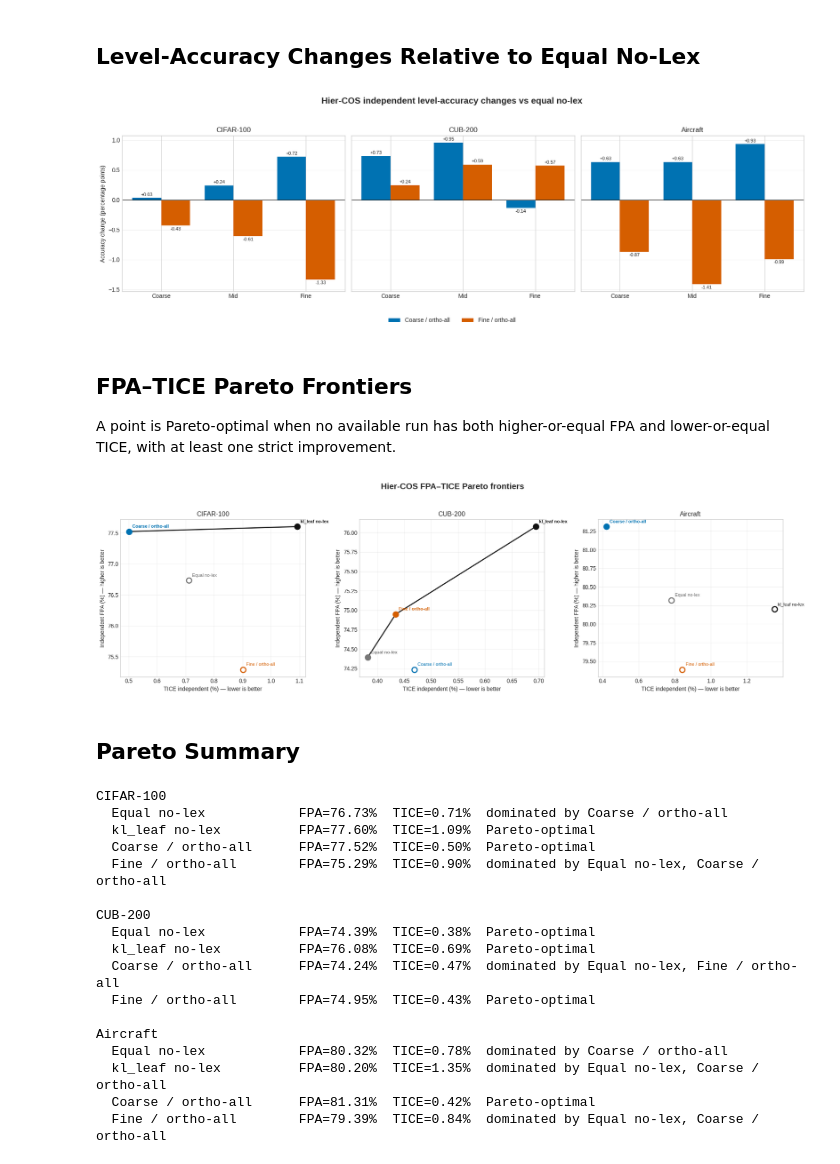
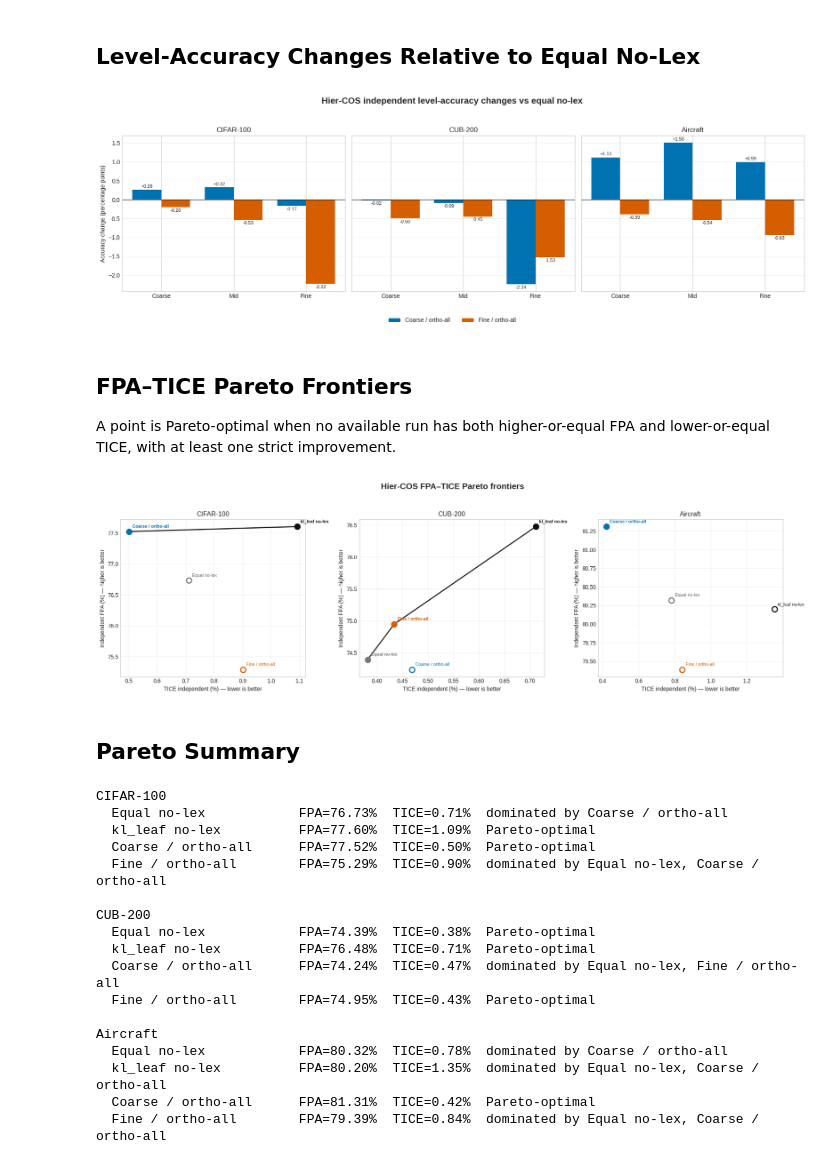
Before and after one commit to Gianma23/lexicographic_deep_learning_detailed_study, a Jupyter notebook: analysis/hiercos_current_runs/hiercos_current_plots.ipynb, the cells around one changed output. Saved outputs shown, nothing was run; the diff lists cells and outputs as text; code cells hidden in the pictures.

```diff
--- a/analysis/hiercos_current_runs/hiercos_current_plots.ipynb
+++ b/analysis/hiercos_current_runs/hiercos_current_plots.ipynb
@@ -164,34 +164,34 @@ save_or_show(fig, 'fpa_tice_priority_tradeoff.svg')
 # %%
 comparison_keys = ['coarse_orthogonalize_all', 'fine_orthogonalize_all']
 if any(row['run_key'] == 'coarse_conflict_only' for row in rows):
     comparison_keys += ['coarse_conflict_only', 'fine_conflict_only']
 
 fig, axes = plt.subplots(1, 3, figsize=(17, 5.5), sharey=True)
 level_labels = ['Coarse', 'Mid', 'Fine']
 x = np.arange(3)
 width = 0.8 / len(comparison_keys)
 for ax, dataset in zip(axes, DATASETS.values()):
-    baseline = next(r for r in rows if r['dataset'] == dataset and r['run_key'] == 'equal_baseline')
+    baseline = next(r for r in rows if r['dataset'] == dataset and r['run_key'] == 'kl_leaf_baseline')
     for index, run_key in enumerate(comparison_keys):
         run = next((r for r in rows if r['dataset'] == dataset and r['run_key'] == run_key), None)
         if run is None:
             continue
         deltas = [run[f'acc_level_{level}'] - baseline[f'acc_level_{level}'] for level in range(3)]
         positions = x - 0.4 + width / 2 + index * width
         bars = ax.bar(positions, deltas, width, label=run['run_label'], color=RUN_COLORS[run_key])
         ax.bar_label(bars, fmt='%+.2f', fontsize=8, padding=2)
     ax.axhline(0, color='#333333', linewidth=1)
     ax.set_title(dataset)
     ax.set_xticks(x, level_labels)
     ax.grid(True, axis='y', alpha=0.3)
 axes[0].set_ylabel('Accuracy change (percentage points)')
 handles, labels = axes[-1].get_legend_handles_labels()
 fig.legend(handles, labels, loc='lower center', ncol=min(4, len(labels)), bbox_to_anchor=(0.5, -0.02))
 fig.suptitle('Hier-COS independent level-accuracy changes vs equal no-lex', fontsize=15, fontweight='bold')
 fig.tight_layout(rect=(0, 0.08, 1, 0.94))
 save_or_show(fig, 'level_accuracy_deltas.svg')
 # %% [output]
-[figure, old version]
+[figure, new version]
 # %% [markdown]
 ## FPA–TICE Pareto Frontiers
 
@@ -218,7 +218,7 @@ fig.suptitle('Hier-COS FPA–TICE Pareto frontiers', fontsize=15, fontweight='bo
 fig.tight_layout(rect=(0, 0, 1, 0.94))
 save_or_show(fig, 'fpa_tice_pareto_frontiers.svg')
 # %% [output]
-[figure, old version]
+[figure, new version]
 # %% [markdown]
 ## Pareto Summary
 # %%
@@ -236,7 +236,7 @@ CIFAR-100
 
 CUB-200
   Equal no-lex            FPA=74.39%  TICE=0.38%  Pareto-optimal
-  kl_leaf no-lex          FPA=76.08%  TICE=0.69%  Pareto-optimal
+  kl_leaf no-lex          FPA=76.48%  TICE=0.71%  Pareto-optimal
   Coarse / ortho-all      FPA=74.24%  TICE=0.47%  dominated by Equal no-lex, Fine / ortho-all
   Fine / ortho-all        FPA=74.95%  TICE=0.43%  Pareto-optimal
 
```
Also changed, not shown: parts of 1 cell of this notebook, 4 other files.
